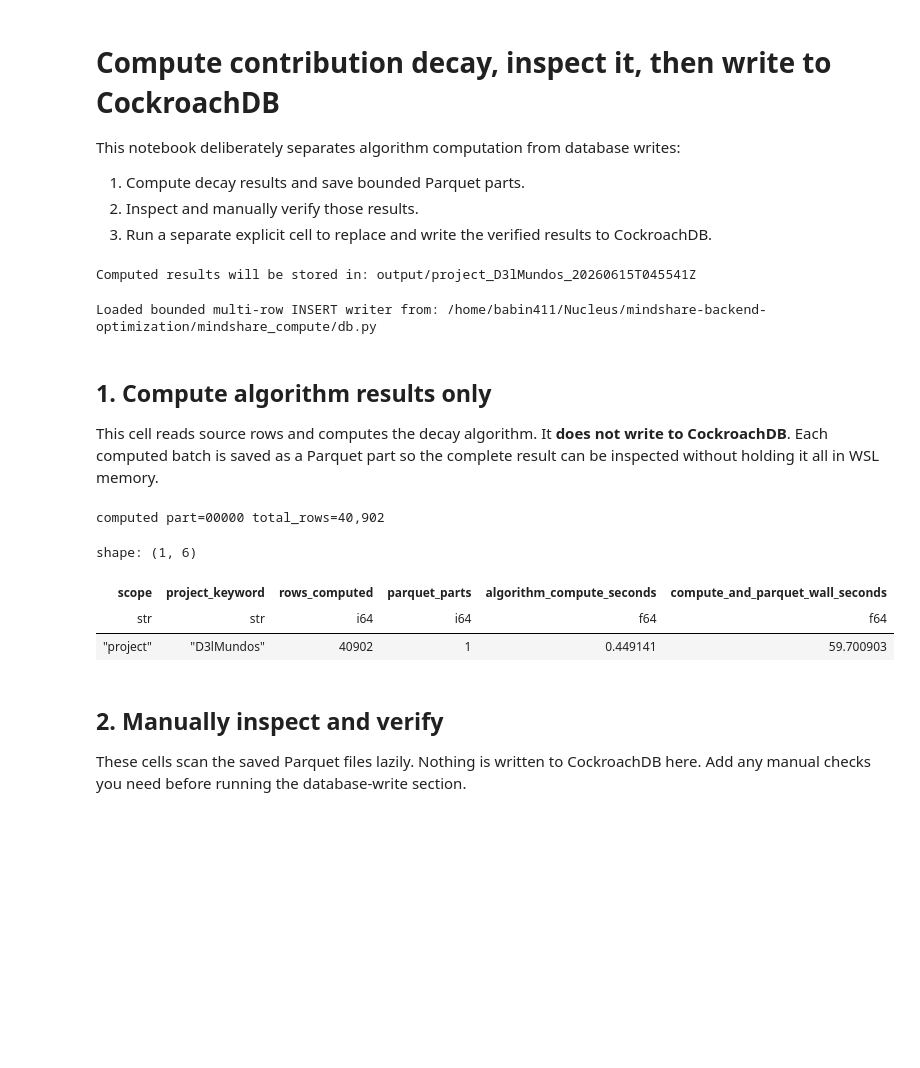
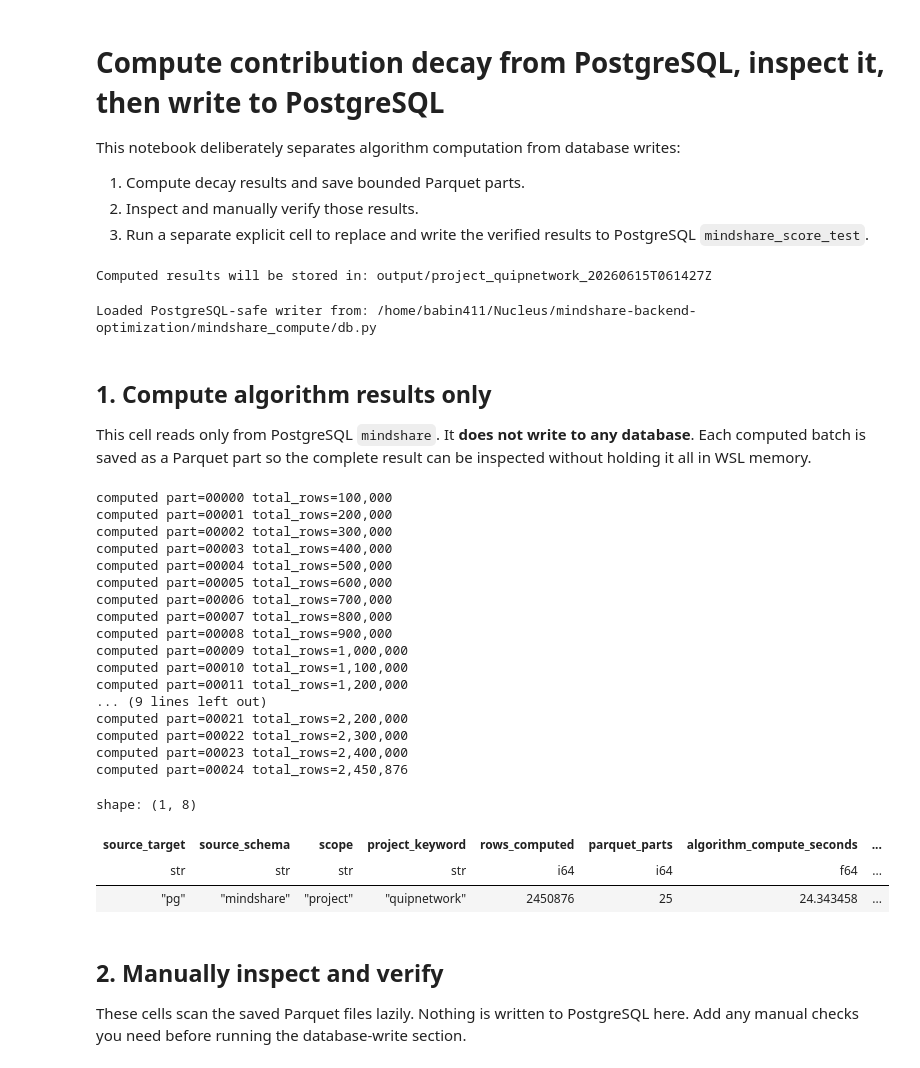
Before and after one commit to BabinJoshi/mindshare-backend-optimization, a Jupyter notebook: notebooks/run_decay_and_write.ipynb, the cells around one changed output. Saved outputs shown, nothing was run; the diff lists cells and outputs as text; code cells hidden in the pictures; blank space fills up the shorter version.

Commit message:
Added the third working vesrion of decay algorithms in polars and use postgres as the database for contribution scores

```diff
--- a/notebooks/run_decay_and_write.ipynb
+++ b/notebooks/run_decay_and_write.ipynb
@@ -1,18 +1,21 @@
 # %% [markdown]
-# Compute contribution decay, inspect it, then write to CockroachDB
+# Compute contribution decay from PostgreSQL, inspect it, then write to PostgreSQL
 
 This notebook deliberately separates algorithm computation from database writes:
 
 1. Compute decay results and save bounded Parquet parts.
 2. Inspect and manually verify those results.
-3. Run a separate explicit cell to replace and write the verified results to CockroachDB.
+3. Run a separate explicit cell to replace and write the verified results to PostgreSQL `mindshare_score_test`.
 # %%
 # Configuration
 from datetime import datetime, timezone
 from pathlib import Path
 
 SCOPE = "project"  # "project" or "global"
-PROJECT_KEYWORD = "D3lMundos"  # only used for project scope
+PROJECT_KEYWORD = "quipnetwork"  # only used for project scope
+SOURCE_TARGET = "pg"
+DESTINATION_SCHEMA = "mindshare_score_test"
+WRITE_METHOD = "copy"  # fastest PostgreSQL benchmark; alternative: "multirow"
 SOURCE_BATCH_SIZE = 100_000
 WRITE_BATCH_SIZE = 100_000
 INCLUDE_ACTIVE_MULTIPLIERS = False
@@ -21,12 +24,14 @@ RUN_ID = datetime.now(timezone.utc).strftime("%Y%m%dT%H%M%SZ")
 OUTPUT_DIR = Path("output") / f"{SCOPE}_{PROJECT_KEYWORD}_{RUN_ID}"
 
 assert SCOPE in {"project", "global"}
+assert SOURCE_TARGET == "pg"
+assert DESTINATION_SCHEMA != "mindshare"
 if SCOPE == "project":
     assert PROJECT_KEYWORD
 
 print("Computed results will be stored in:", OUTPUT_DIR)
 # %% [output]
-Computed results will be stored in: output/project_D3lMundos_20260615T045541Z
+Computed results will be stored in: output/project_quipnetwork_20260615T061427Z
 # %%
 # Imports
 from importlib import reload
@@ -45,15 +50,15 @@ iter_decay_source = db_module.iter_decay_source
 DecayResultWriter = db_module.DecayResultWriter
 
 pl.Config.set_tbl_rows(20)
-assert "iter_slices" in getsource(DecayResultWriter.write_batch)
-assert not hasattr(DecayResultWriter, "_write_batch_copy")
-print("Loaded bounded multi-row INSERT writer from:", db_module.__file__)
+assert "destination schema must not be the read-only source schema" in getsource(DecayResultWriter.__init__)
+assert "with cursor.copy(copy_statement) as copy" in getsource(DecayResultWriter._write_batch_copy)
+print("Loaded PostgreSQL-safe writer from:", db_module.__file__)
 # %% [output]
-Loaded bounded multi-row INSERT writer from: /home/babin411/Nucleus/mindshare-backend-optimization/mindshare_compute/db.py
+Loaded PostgreSQL-safe writer from: /home/babin411/Nucleus/mindshare-backend-optimization/mindshare_compute/db.py
 # %% [markdown]
 ## 1. Compute algorithm results only
 
-This cell reads source rows and computes the decay algorithm. It **does not write to CockroachDB**. Each computed batch is saved as a Parquet part so the complete result can be inspected without holding it all in WSL memory.
+This cell reads only from PostgreSQL `mindshare`. It **does not write to any database**. Each computed batch is saved as a Parquet part so the complete result can be inspected without holding it all in WSL memory.
 # %%
 computer = DecayComputer(
     SCOPE,
@@ -62,47 +67,65 @@ computer = DecayComputer(
 source = iter_decay_source(
     SCOPE,
     PROJECT_KEYWORD if SCOPE == "project" else None,
-    target="crdb",
+    target=SOURCE_TARGET,
     batch_size=SOURCE_BATCH_SIZE,
 )
 
 OUTPUT_DIR.mkdir(parents=True, exist_ok=True)
 compute_start = perf_counter()
 compute_seconds = 0.0
 rows_computed = 0
 parts_written = 0
 last_computed_batch = None
 
 for batch_number, source_batch in enumerate(source):
     started = perf_counter()
     result_batch = computer.process_batch(source_batch)
     compute_seconds += perf_counter() - started
 
     result_batch.write_parquet(OUTPUT_DIR / f"part-{batch_number:05d}.parquet")
     rows_computed += result_batch.height
     parts_written += 1
     last_computed_batch = result_batch
     print(f"computed part={batch_number:05d} total_rows={rows_computed:,}")
 
 compute_summary = pl.DataFrame({
+    "source_target": [SOURCE_TARGET],
+    "source_schema": ["mindshare"],
     "scope": [SCOPE],
     "project_keyword": [PROJECT_KEYWORD if SCOPE == "project" else None],
     "rows_computed": [rows_computed],
     "parquet_parts": [parts_written],
     "algorithm_compute_seconds": [compute_seconds],
     "compute_and_parquet_wall_seconds": [perf_counter() - compute_start],
 })
 compute_summary
 # %% [output]
-computed part=00000 total_rows=40,902
+computed part=00000 total_rows=100,000
+computed part=00001 total_rows=200,000
+computed part=00002 total_rows=300,000
+computed part=00003 total_rows=400,000
+computed part=00004 total_rows=500,000
+computed part=00005 total_rows=600,000
+computed part=00006 total_rows=700,000
+computed part=00007 total_rows=800,000
+computed part=00008 total_rows=900,000
+computed part=00009 total_rows=1,000,000
+computed part=00010 total_rows=1,100,000
+computed part=00011 total_rows=1,200,000
+... (9 lines left out)
+computed part=00021 total_rows=2,200,000
+computed part=00022 total_rows=2,300,000
+computed part=00023 total_rows=2,400,000
+computed part=00024 total_rows=2,450,876
-shape: (1, 6)
+shape: (1, 8)
-| scope | project_keyword | rows_computed | parquet_parts | algorithm_compute_seconds | compute_and_parquet_wall_seconds |
-| str | str | i64 | i64 | f64 | f64 |
-| "project" | "D3lMundos" | 40902 | 1 | 0.449141 | 59.700903 |
+| source_target | source_schema | scope | project_keyword | rows_computed | parquet_parts | algorithm_compute_seconds | ... |
+| str | str | str | str | i64 | i64 | f64 | ... |
+| "pg" | "mindshare" | "project" | "quipnetwork" | 2450876 | 25 | 24.343458 | ... |
 # %% [markdown]
 ## 2. Manually inspect and verify
 
-These cells scan the saved Parquet files lazily. Nothing is written to CockroachDB here. Add any manual checks you need before running the database-write section.
+These cells scan the saved Parquet files lazily. Nothing is written to PostgreSQL here. Add any manual checks you need before running the database-write section.
 # %%
 result_scan = pl.scan_parquet(OUTPUT_DIR / "*.parquet")
 
```
Also changed, not shown: parts of 5 cells of this notebook, 3 other files.
